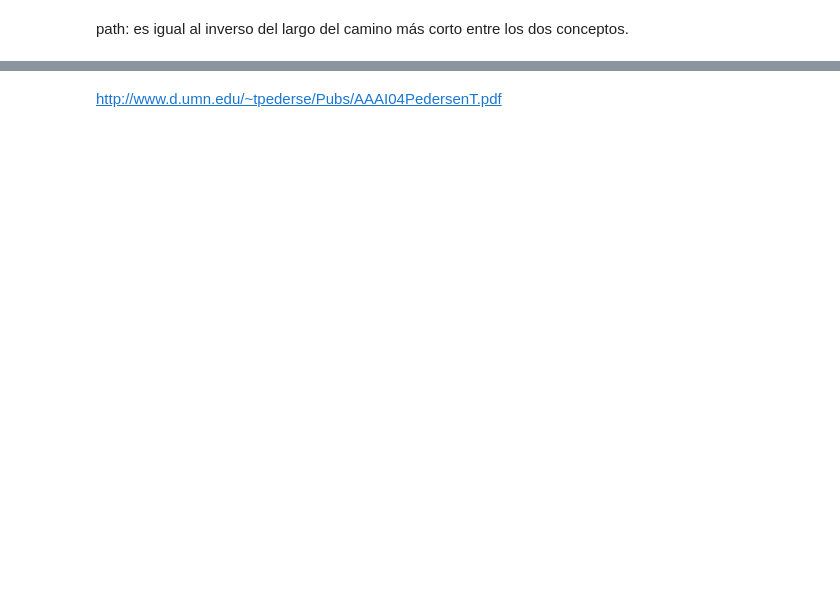
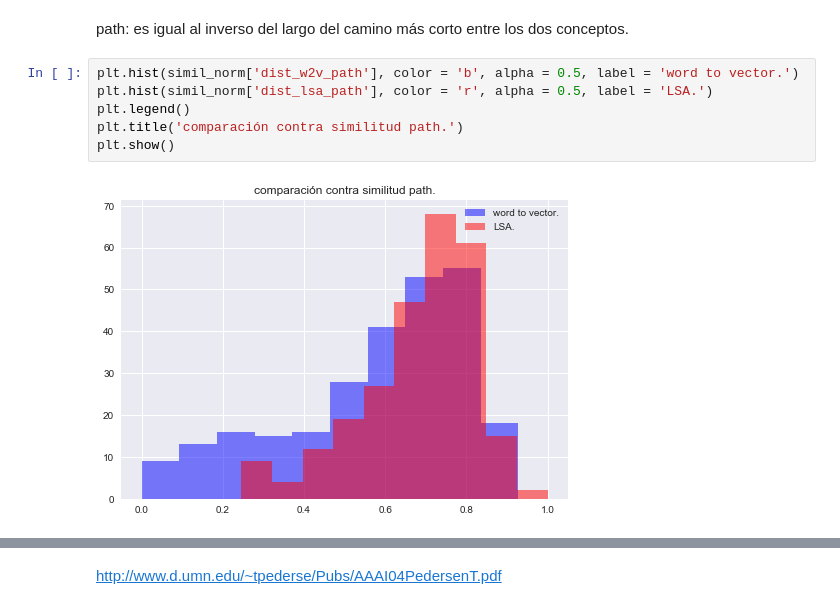
Before and after one commit to FerFrassia/DataScience, a Jupyter notebook: tp6/Tp6.ipynb, the cells around one changed output, grey strips where cells are left out. Drawn from its saved outputs; the diff is of its cells as text; blank space fills up the shorter version.

```diff
--- a/tp6/Tp6.ipynb
+++ b/tp6/Tp6.ipynb
@@ -436,2 +347,10 @@ max(ls)
 # %% [markdown]
 path: es igual al inverso del largo del camino más corto entre los dos conceptos.
+# %%
+plt.hist(simil_norm['dist_w2v_path'], color = 'b', alpha = 0.5, label = 'word to vector.')
+plt.hist(simil_norm['dist_lsa_path'], color = 'r', alpha = 0.5, label = 'LSA.')
+plt.legend()
+plt.title('comparación contra similitud path.')
+plt.show()
+# %% [output]
+[figure, added]
```
Also changed, not shown: parts of 20 cells of this notebook, 2 other files.
